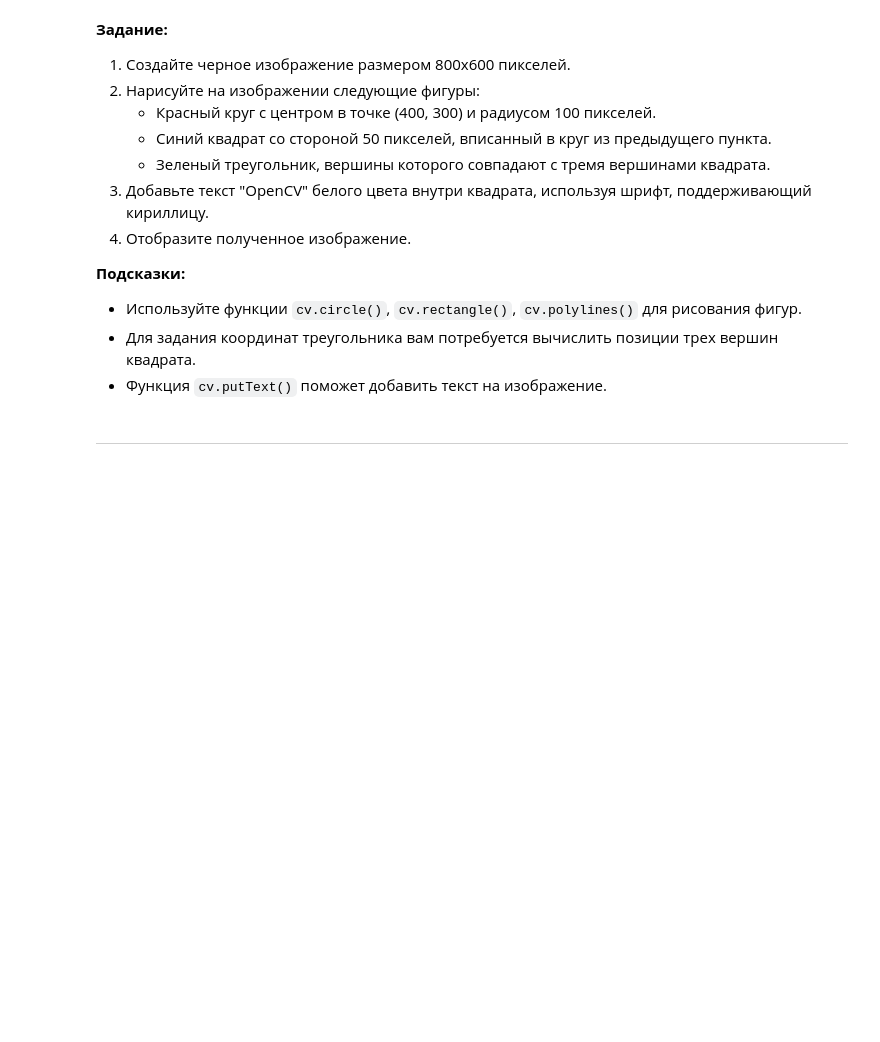
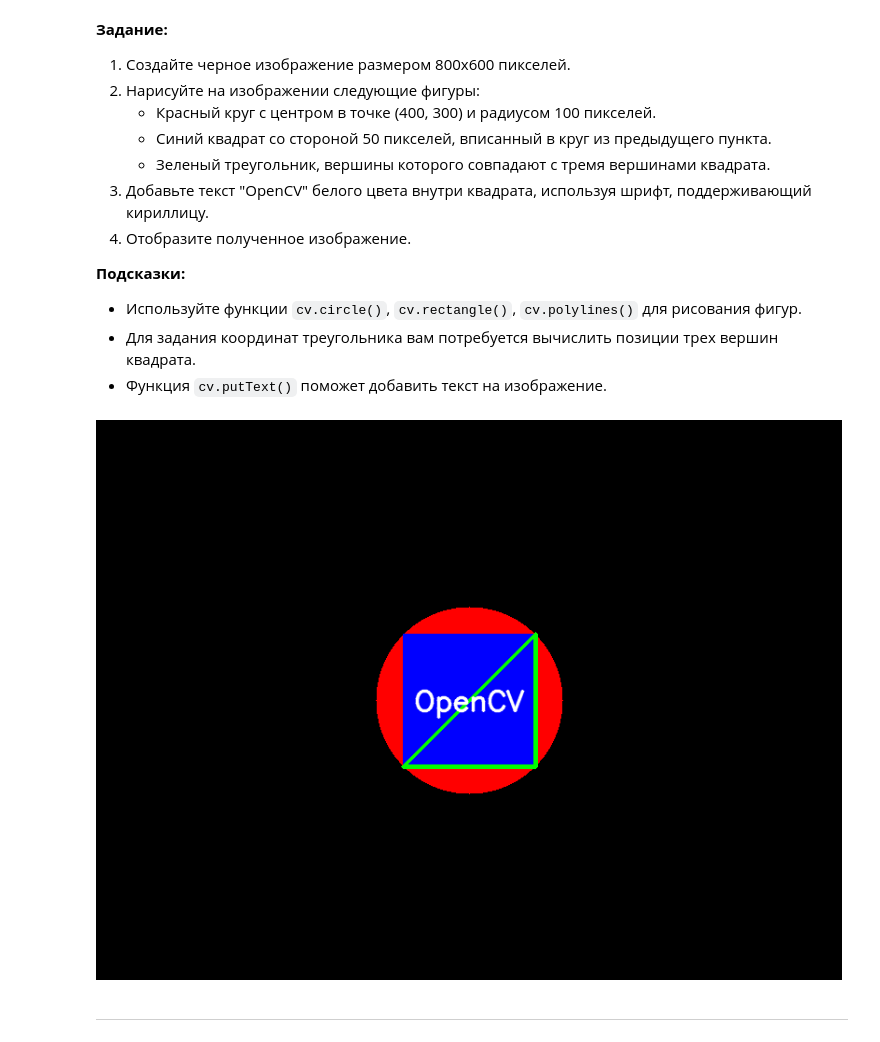
Before and after one commit to niksisons/image_processing, a Jupyter notebook: Практическая_работа_№4_Основные_методы_OpenCV_Часть_№2.ipynb, the cells around one changed output. Cells and saved outputs as stored; diff of their text form; code cells hidden in the pictures; blank space fills up the shorter version.

```diff
--- a/Практическая_работа_№4_Основные_методы_OpenCV_Часть_№2.ipynb
+++ b/Практическая_работа_№4_Основные_методы_OpenCV_Часть_№2.ipynb
@@ -60,3 +95,43 @@
+# %%
+import cv2
+import numpy as np
+from google.colab.patches import cv2_imshow
+
+
+image = np.zeros((600, 800, 3), dtype=np.uint8)
+
+way = False
+center = (400, 300)
+
+if way:
+  radius = 141
+  half_rectangle_side = 100
+else:
+  radius = 100
+  half_rectangle_side = 71
+
+cv2.circle(image, center, radius, (0, 0, 255), -1)
+
+top_left_corner = (center[0] - half_rectangle_side, center[1] - half_rectangle_side)
+bottom_right_corner = (center[0] + half_rectangle_side, center[1] + half_rectangle_side)
+cv2.rectangle(image, top_left_corner, bottom_right_corner, (255, 0, 0), -1)
+
+triangle_points = np.array([[top_left_corner[0], bottom_right_corner[1]],
+                            [bottom_right_corner[0], bottom_right_corner[1]],
+                            [center[0] + half_rectangle_side, top_left_corner[1]]],
+                           np.int32)
+cv2.polylines(image, [triangle_points], isClosed=True, color=(0, 255, 0), thickness=3)
+
+font = cv2.FONT_HERSHEY_SIMPLEX
+text = "OpenCV"
+text_size = cv2.getTextSize(text, font, 1, 2)[0]
+text_x = center[0] - text_size[0] // 2
+text_y = center[1] + text_size[1] // 2
+cv2.putText(image, text, (text_x, text_y), font, 1, (255, 255, 255), 2, cv2.LINE_AA)
+
+cv2_imshow(image)
+# %% [output]
+[figure, added]
 # %% [markdown]
 ---
 # %% [markdown]
```
Also changed, not shown: parts of 31 cells of this notebook.
